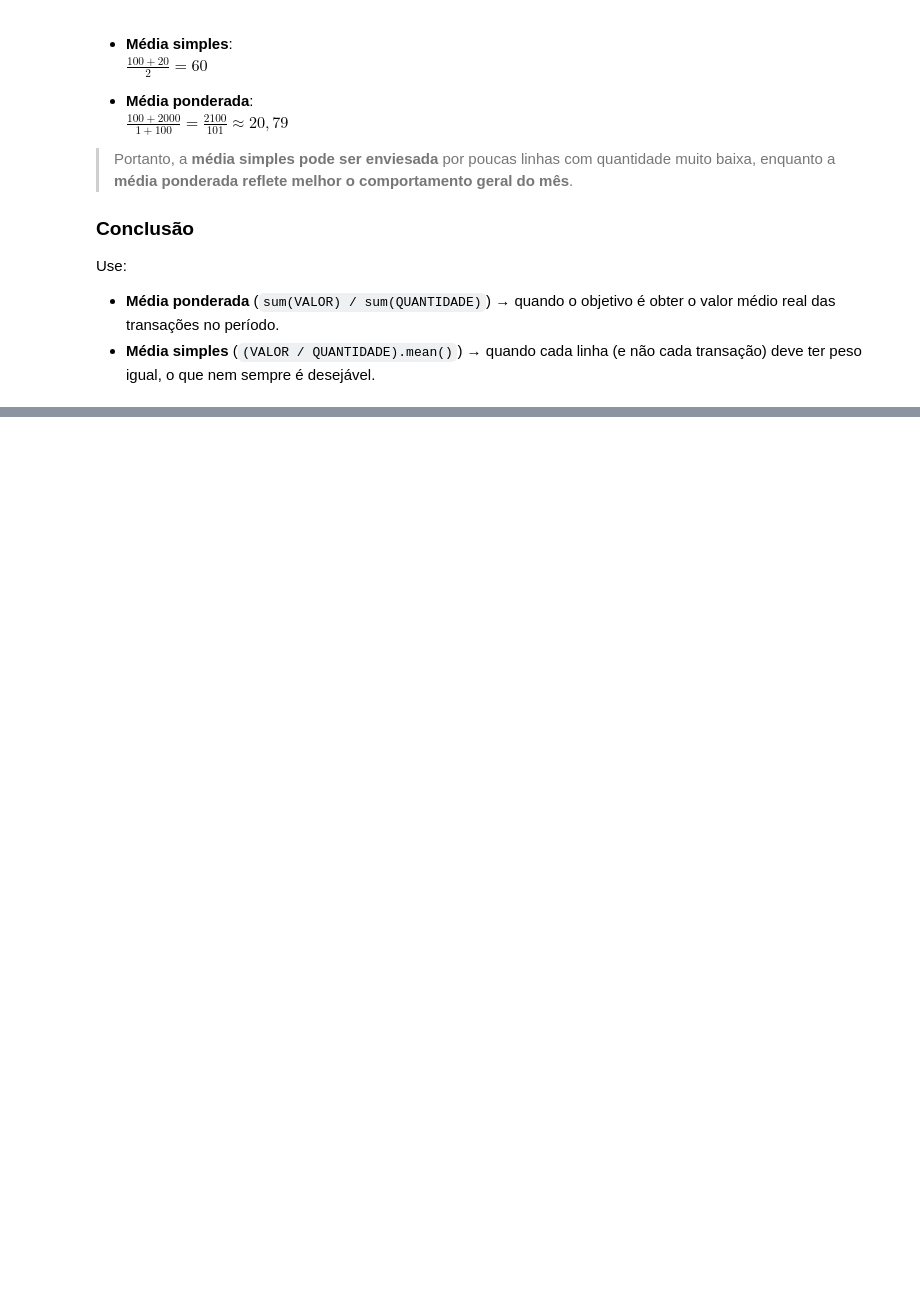
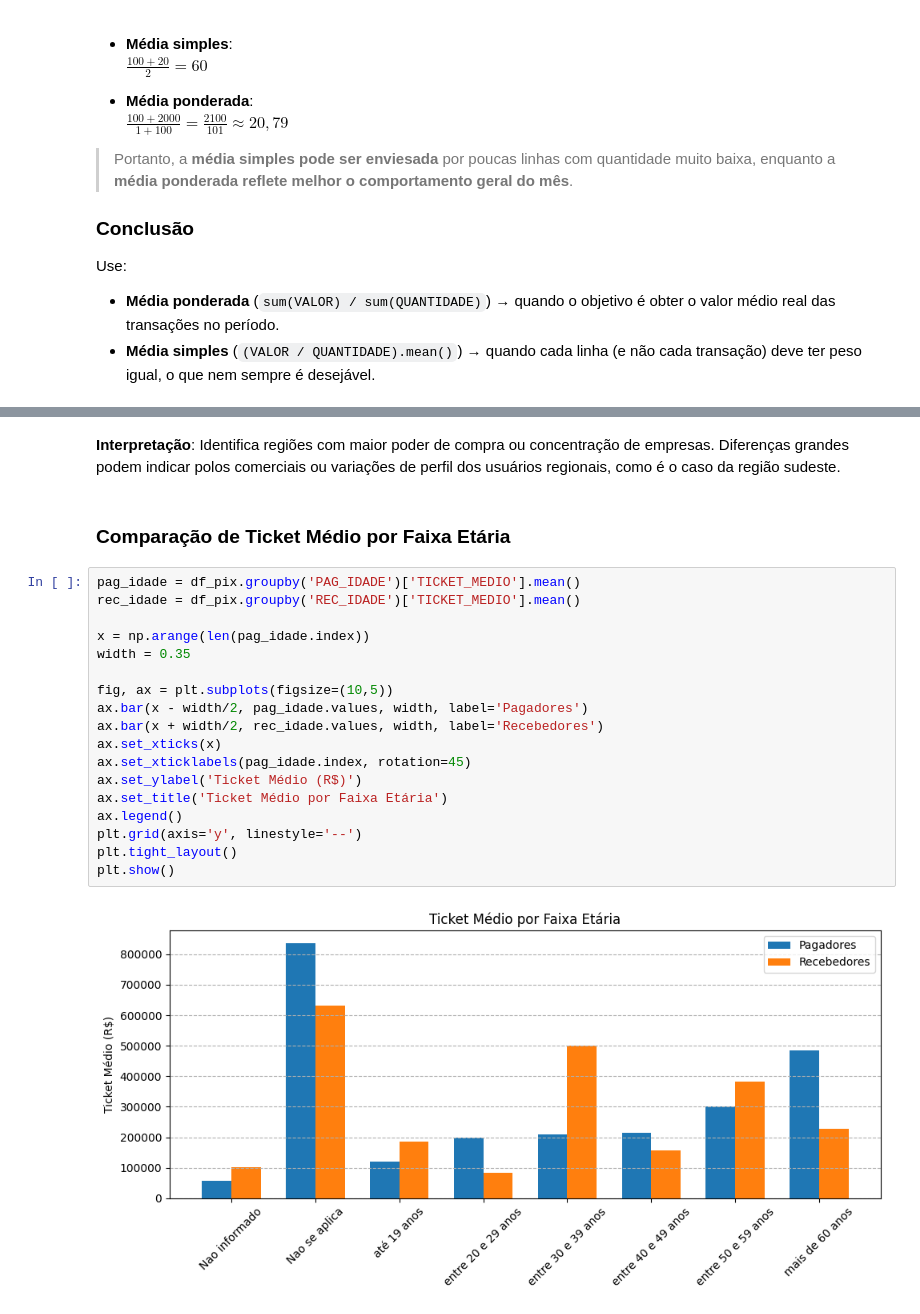
Before and after one commit to caiobarrosmelo/transacoesPixDS, a Jupyter notebook: relatorio_pix.ipynb, the cells around one changed output, grey strips where cells are left out. Saved outputs shown, nothing was run; the diff lists cells and outputs as text; blank space fills up the shorter version.

```diff
--- a/relatorio_pix.ipynb
+++ b/relatorio_pix.ipynb
@@ -284,0 +415,24 @@ Use:
+# %% [markdown]
+**Interpretação**: Identifica regiões com maior poder de compra ou concentração de empresas. Diferenças grandes podem indicar polos comerciais ou variações de perfil dos usuários regionais, como é o caso da região sudeste.
+# %% [markdown]
+### Comparação de Ticket Médio por Faixa Etária
+# %%
+pag_idade = df_pix.groupby('PAG_IDADE')['TICKET_MEDIO'].mean()
+rec_idade = df_pix.groupby('REC_IDADE')['TICKET_MEDIO'].mean()
+
+x = np.arange(len(pag_idade.index))
+width = 0.35
+
+fig, ax = plt.subplots(figsize=(10,5))
+ax.bar(x - width/2, pag_idade.values, width, label='Pagadores')
+ax.bar(x + width/2, rec_idade.values, width, label='Recebedores')
+ax.set_xticks(x)
+ax.set_xticklabels(pag_idade.index, rotation=45)
+ax.set_ylabel('Ticket Médio (R$)')
+ax.set_title('Ticket Médio por Faixa Etária')
+ax.legend()
+plt.grid(axis='y', linestyle='--')
+plt.tight_layout()
+plt.show()
+# %% [output]
+[figure, added]
```
Also changed, not shown: parts of 16 cells of this notebook.
